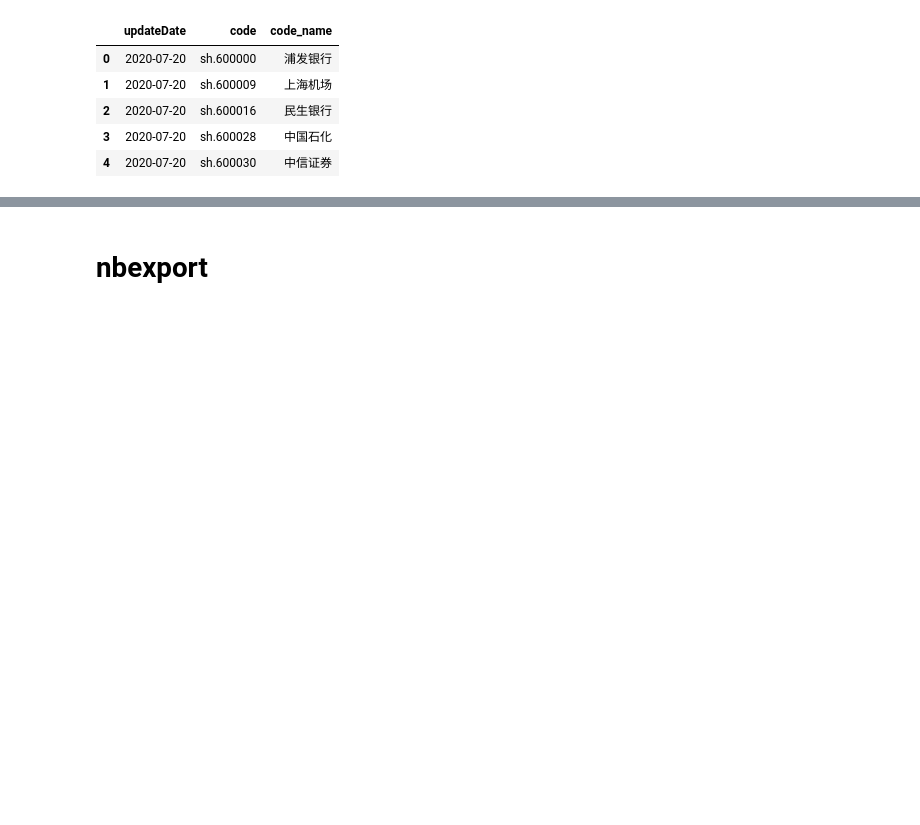
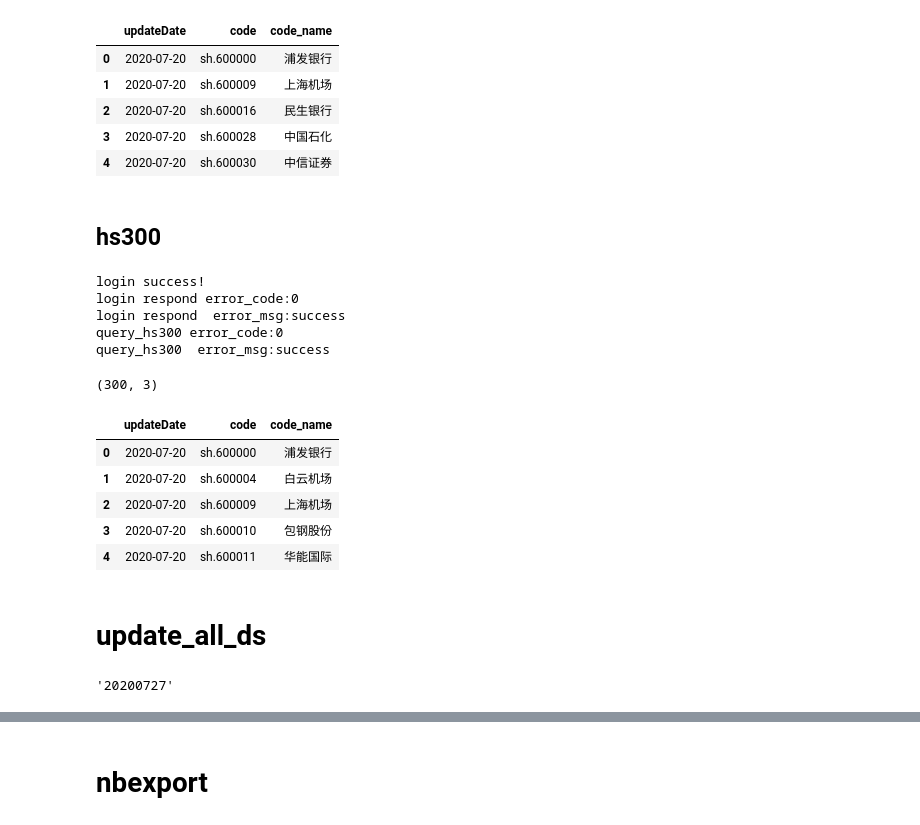
Before and after one commit to mayi140611/myappsexlib, a Jupyter notebook: proj_stock/0datasource.ipynb, the cells around one changed output, grey strips where cells are left out. Drawn from its saved outputs; the diff is of its cells as text; code cells hidden in the pictures; blank space fills up the shorter version.

```diff
--- a/proj_stock/0datasource.ipynb
+++ b/proj_stock/0datasource.ipynb
@@ -430,0 +787,42 @@ result.head()
+# %% [markdown]
+## hs300
+# %%
+import baostock as bs
+import pandas as pd
+
+# 登陆系统
+lg = bs.login()
+# 显示登陆返回信息
+print('login respond error_code:'+lg.error_code)
+print('login respond  error_msg:'+lg.error_msg)
+
+# 获取沪深300成分股
+rs = bs.query_hs300_stocks()
+print('query_hs300 error_code:'+rs.error_code)
+print('query_hs300  error_msg:'+rs.error_msg)
+
+# 打印结果集
+hs300_stocks = []
+while (rs.error_code == '0') & rs.next():
+    # 获取一条记录，将记录合并在一起
+    hs300_stocks.append(rs.get_row_data())
+result = pd.DataFrame(hs300_stocks, columns=rs.fields)
+# %% [output]
+login success!
+login respond error_code:0
+login respond  error_msg:success
+query_hs300 error_code:0
+query_hs300  error_msg:success
+# %%
+result.shape
+# %% [output]
+(300, 3)
+# %%
+result.head()
+# %% [output]
+|  | updateDate | code | code_name |
+| 0 | 2020-07-20 | sh.600000 | 浦发银行 |
+| 1 | 2020-07-20 | sh.600004 | 白云机场 |
+| 2 | 2020-07-20 | sh.600009 | 上海机场 |
+| 3 | 2020-07-20 | sh.600010 | 包钢股份 |
+| 4 | 2020-07-20 | sh.600011 | 华能国际 |
@@ -430,0 +831,2 @@ result.head()
+# %% [markdown]
+# update_all_ds
@@ -430,0 +836,4 @@ result.head()
+# %%
+datetime.strftime(datetime.now(), '%Y%m%d')
+# %% [output]
+'20200727'
```
Also changed, not shown: parts of 13 cells of this notebook, 3 other files.
